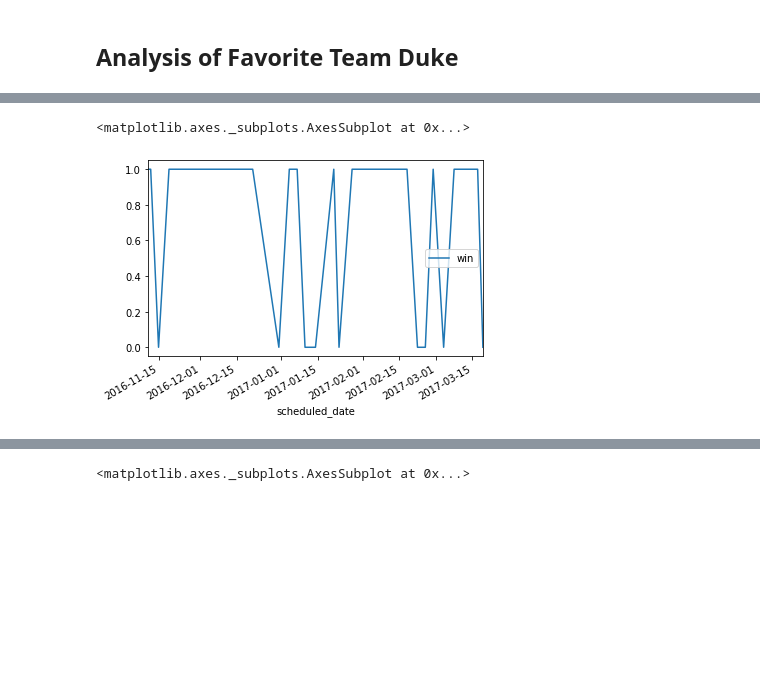
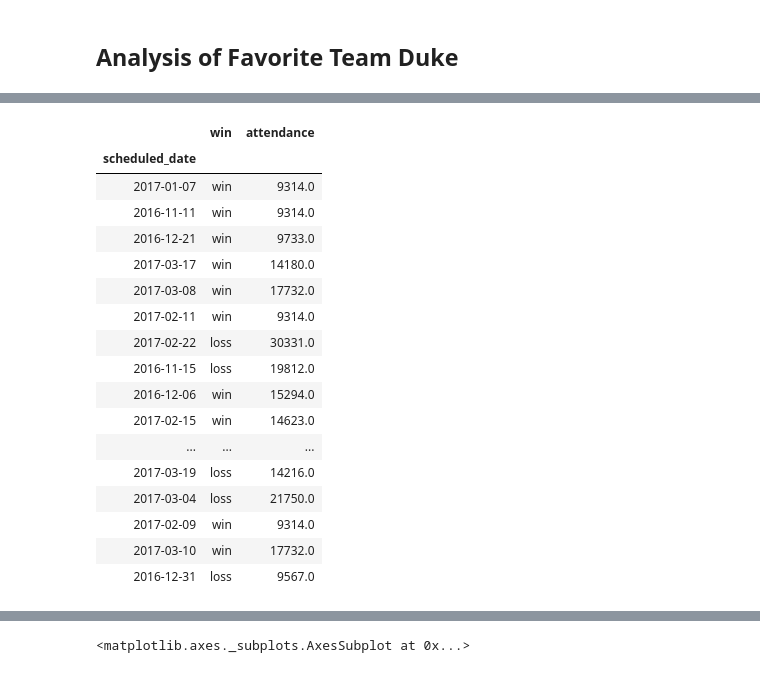
Before and after one commit to gabertooth/sportmodeling, a Jupyter notebook: College B-Ball .ipynb, the cells around one changed output, grey strips where cells are left out. Cells and saved outputs as stored; diff of their text form; code cells hidden in the pictures; blank space fills up the shorter version.

```diff
--- a/College B-Ball .ipynb
+++ b/College B-Ball .ipynb
@@ -322,5 +375,21 @@ duke_2016_ts[duke_2016_ts['win']==False]=0
 # %%
-duke_2016_ts.plot()
+duke_2016_ts
 # %% [output]
-<matplotlib.axes._subplots.AxesSubplot at 0x...>
-[figure, removed]
+|  | win | attendance |
+| scheduled_date |  |  |
+| 2017-01-07 | win | 9314.0 |
+| 2016-11-11 | win | 9314.0 |
+| 2016-12-21 | win | 9733.0 |
+| 2017-03-17 | win | 14180.0 |
+| 2017-03-08 | win | 17732.0 |
+| 2017-02-11 | win | 9314.0 |
+| 2017-02-22 | loss | 30331.0 |
+| 2016-11-15 | loss | 19812.0 |
+| 2016-12-06 | win | 15294.0 |
+| 2017-02-15 | win | 14623.0 |
+| ... | ... | ... |
+| 2017-03-19 | loss | 14216.0 |
+| 2017-03-04 | loss | 21750.0 |
+| 2017-02-09 | win | 9314.0 |
+| 2017-03-10 | win | 17732.0 |
+| 2016-12-31 | loss | 9567.0 |
```
Also changed, not shown: parts of 8 cells of this notebook.
